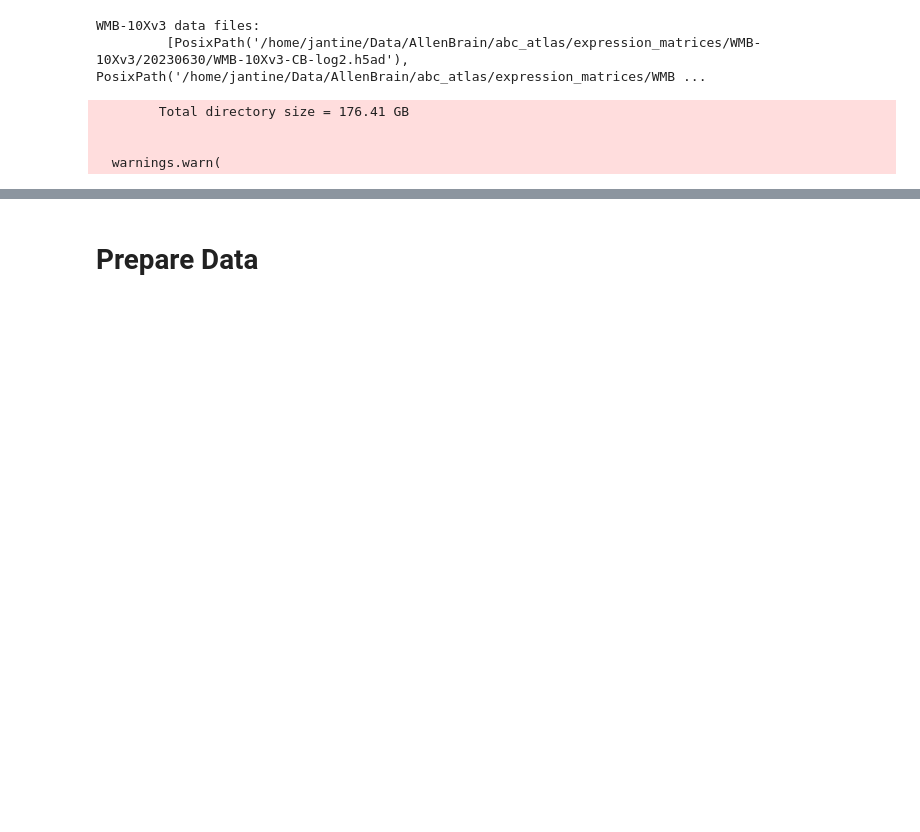
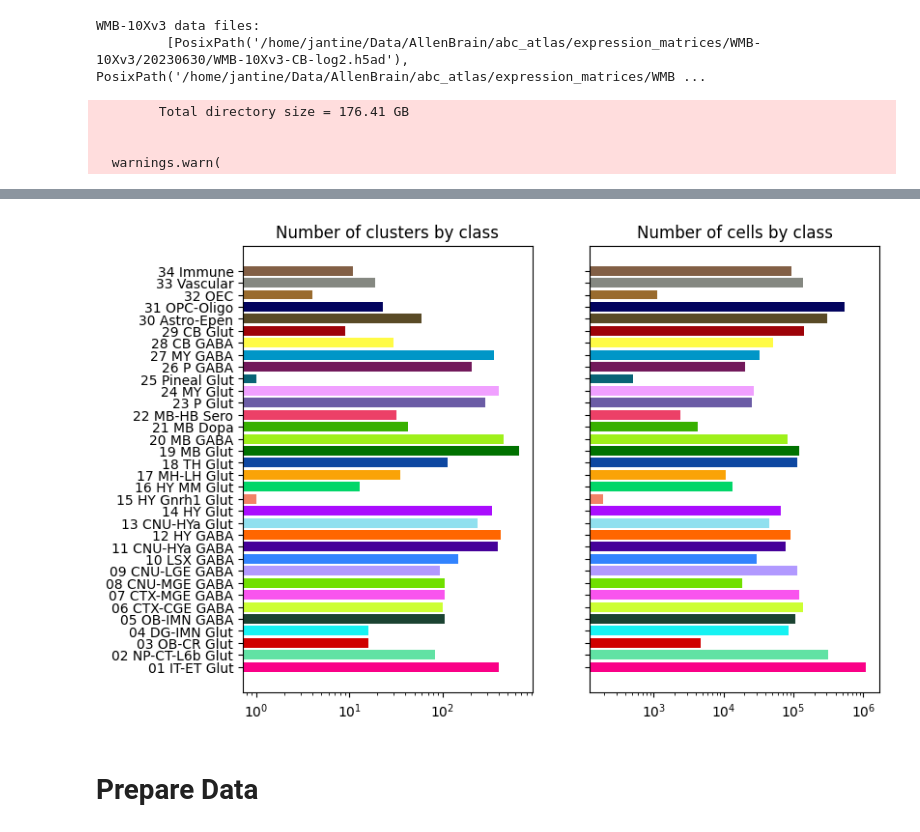
Before and after one commit to Jan10e/VAE_scVI_neuro, a Jupyter notebook: notebooks/01_data_exploration.ipynb, the cells around one changed output, grey strips where cells are left out. Cells and saved outputs as stored; diff of their text form; code cells hidden in the pictures; blank space fills up the shorter version.

```diff
--- a/notebooks/01_data_exploration.ipynb
+++ b/notebooks/01_data_exploration.ipynb
@@ -125,2 +275,7 @@ KeyError: 'File cell_metadata not found in directory WMB-10Xv3.'
+# %%
+# Class level cluster and cell counts
+bar_plot_by_level_and_type(term_with_counts, 'class', 8.5, 6)
+# %% [output]
+[figure, added]
 # %% [markdown]
 # Prepare Data
```
Also changed, not shown: parts of 23 cells of this notebook.
